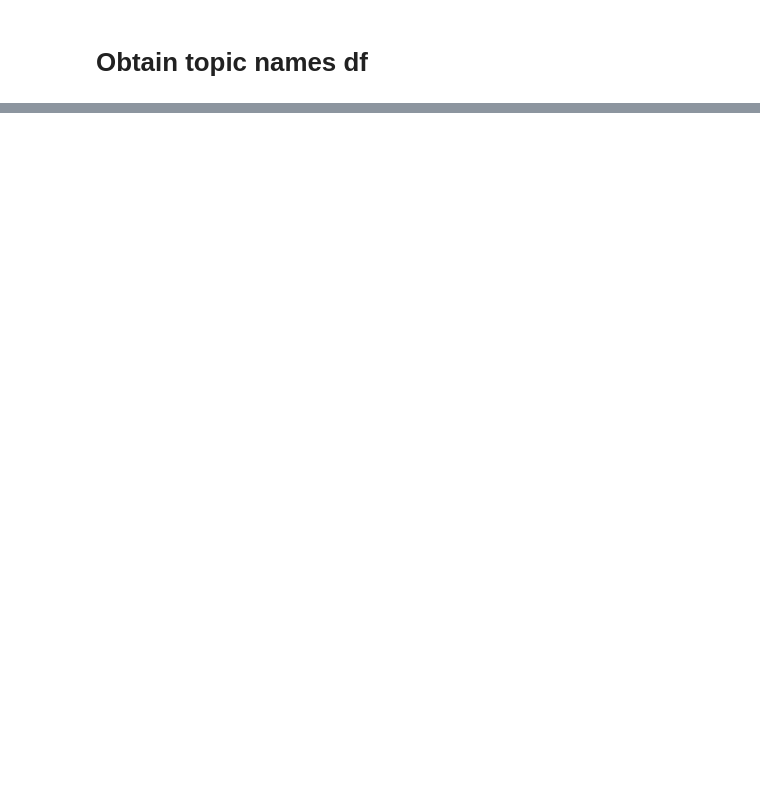
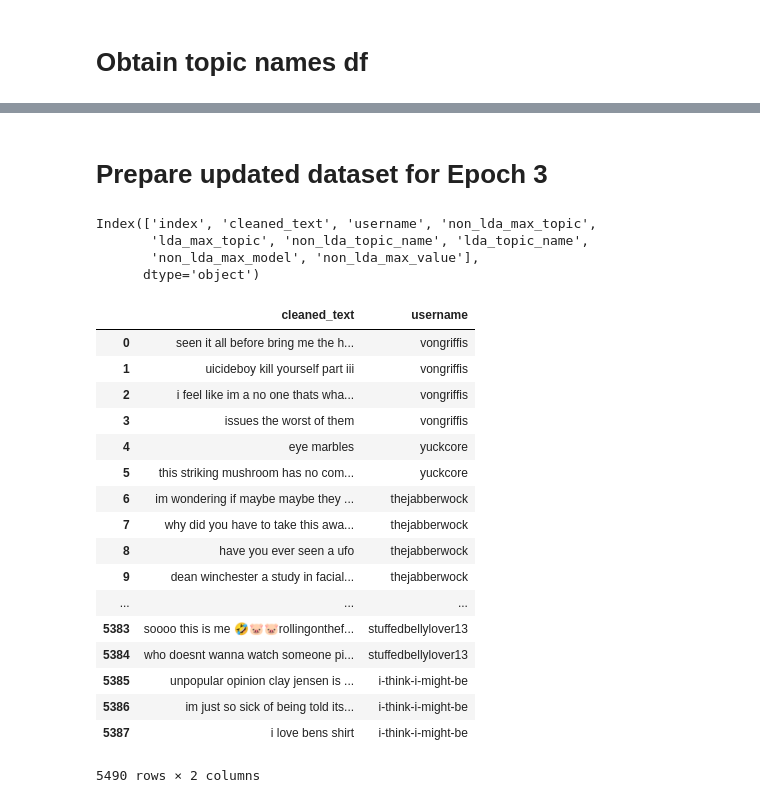
Before and after one commit to victoriang555/at-risk-project, a Jupyter notebook: notebooks_and_data/At-Risk-Id_Step3_Part2_Epoch2.ipynb, the cells around one changed output, grey strips where cells are left out. Drawn from its saved outputs; the diff is of its cells as text; code cells hidden in the pictures; blank space fills up the shorter version.

```diff
--- a/notebooks_and_data/At-Risk-Id_Step3_Part2_Epoch2.ipynb
+++ b/notebooks_and_data/At-Risk-Id_Step3_Part2_Epoch2.ipynb
@@ -159,0 +353,2 @@ NameError: name 'compile_topics_df' is not defined
+# %%
+selfharmmm_final_df_removed_2 = selfharmmm_final_df_removed_1[(selfharmmm_final_df_removed_1['lda_max_topic'] != 'lda_tfidf_topic1') & (selfharmmm_final_df_removed_1['lda_max_topic'] != 'lda_tfidf_topic2') & (selfharmmm_final_df_removed_1['lda_max_topic'] != 'lda_tfidf_topic4') &(selfharmmm_final_df_removed_1['lda_max_topic'] != 'lda_tfidf_topic5') & (selfharmmm_final_df_removed_1['lda_max_topic'] != 'lda_tfidf_topic7')]
@@ -159,0 +361,36 @@ NameError: name 'compile_topics_df' is not defined
+# %% [markdown]
+# Prepare updated dataset for Epoch 3
+# %%
+epoch3_df = selfharmmm_final_df_removed_2.copy()
+# %%
+epoch3_df.reset_index(inplace=True)
+# %%
+epoch3_df.columns
+# %% [output]
+Index(['index', 'cleaned_text', 'username', 'non_lda_max_topic',
+       'lda_max_topic', 'non_lda_topic_name', 'lda_topic_name',
+       'non_lda_max_model', 'non_lda_max_value'],
+      dtype='object')
+# %%
+epoch3_df.drop(columns=['index','non_lda_max_topic','lda_max_topic', 'non_lda_topic_name', 'lda_topic_name', 'non_lda_max_model', 'non_lda_max_value'], inplace=True)
+# %%
+epoch3_df
+# %% [output]
+|  | cleaned_text | username |
+| 0 | seen it all before bring me the h... | vongriffis |
+| 1 | uicideboy kill yourself part iii | vongriffis |
+| 2 | i feel like im a no one thats wha... | vongriffis |
+| 3 | issues the worst of them | vongriffis |
+| 4 | eye marbles | yuckcore |
+| 5 | this striking mushroom has no com... | yuckcore |
+| 6 | im wondering if maybe maybe they ... | thejabberwock |
+| 7 | why did you have to take this awa... | thejabberwock |
+| 8 | have you ever seen a ufo | thejabberwock |
+| 9 | dean winchester a study in facial... | thejabberwock |
+| ... | ... | ... |
+| 5383 | soooo this is me 🤣🐷🐷rollingonthef... | stuffedbellylover13 |
+| 5384 | who doesnt wanna watch someone pi... | stuffedbellylover13 |
+| 5385 | unpopular opinion clay jensen is ... | i-think-i-might-be |
+| 5386 | im just so sick of being told its... | i-think-i-might-be |
+| 5387 | i love bens shirt | i-think-i-might-be |
+5490 rows × 2 columns
```
Also changed, not shown: parts of 56 cells of this notebook, 25 other files.
